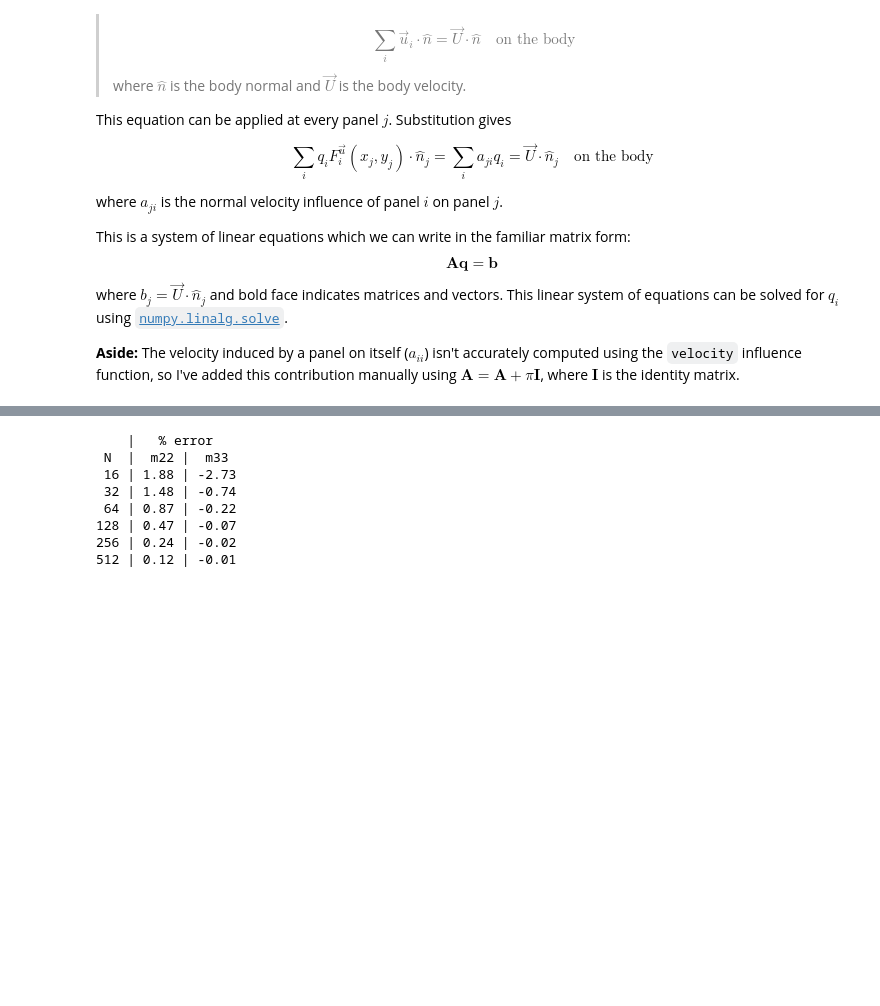
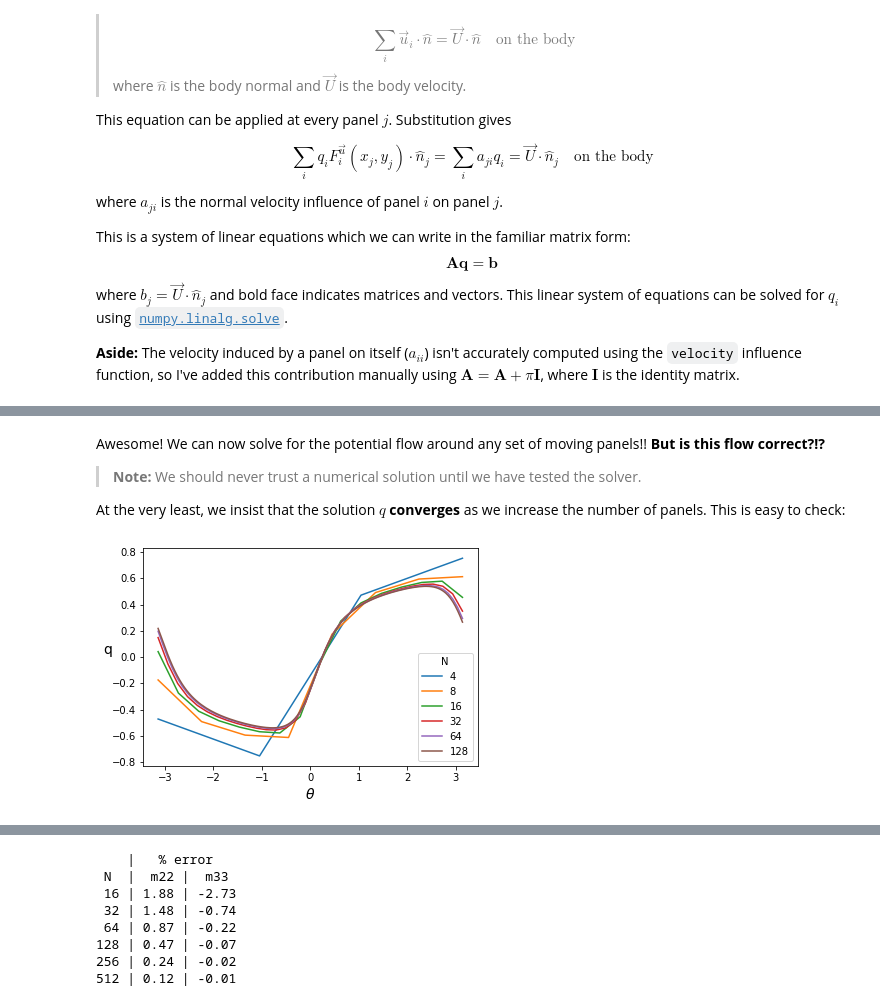
Before and after one commit to weymouth/MarineHydro, a Jupyter notebook: notebooks/panel_method.ipynb, the cells around one changed output, grey strips where cells are left out. Saved outputs shown, nothing was run; the diff lists cells and outputs as text; code cells hidden in the pictures; blank space fills up the shorter version.

Commit message:
Add convergence test

```diff
--- a/notebooks/panel_method.ipynb
+++ b/notebooks/panel_method.ipynb
@@ -186 +183,17 @@ plot_flow(x,y,q,EXY)
+# %% [markdown]
+Awesome! We can now solve for the potential flow around any set of moving panels!! **But is this flow correct?!?**
+
+> **Note:** We should never trust a numerical solution until we have tested the solver.
+
+At the very least, we insist that the solution $q$ **converges** as we increase the number of panels. This is easy to check:
+# %%
+for N in 2**(np.arange(6)+2):
+  x,y = ellipse(N,rx,ry)
+  A,nx,ny = construct_A(x,y)
+  q = np.linalg.solve(A,Ux*nx+Uy*ny)
+  plt.plot(np.linspace(-np.pi,np.pi,N),q,label=N)
+plt.xlabel(r'$\theta$',size=14);plt.ylabel('q',rotation=0,size=14)
+plt.legend(title='N');
+# %% [output]
+[figure, added]
 # %% [markdown]
```
Also changed, not shown: parts of 4 cells of this notebook.
